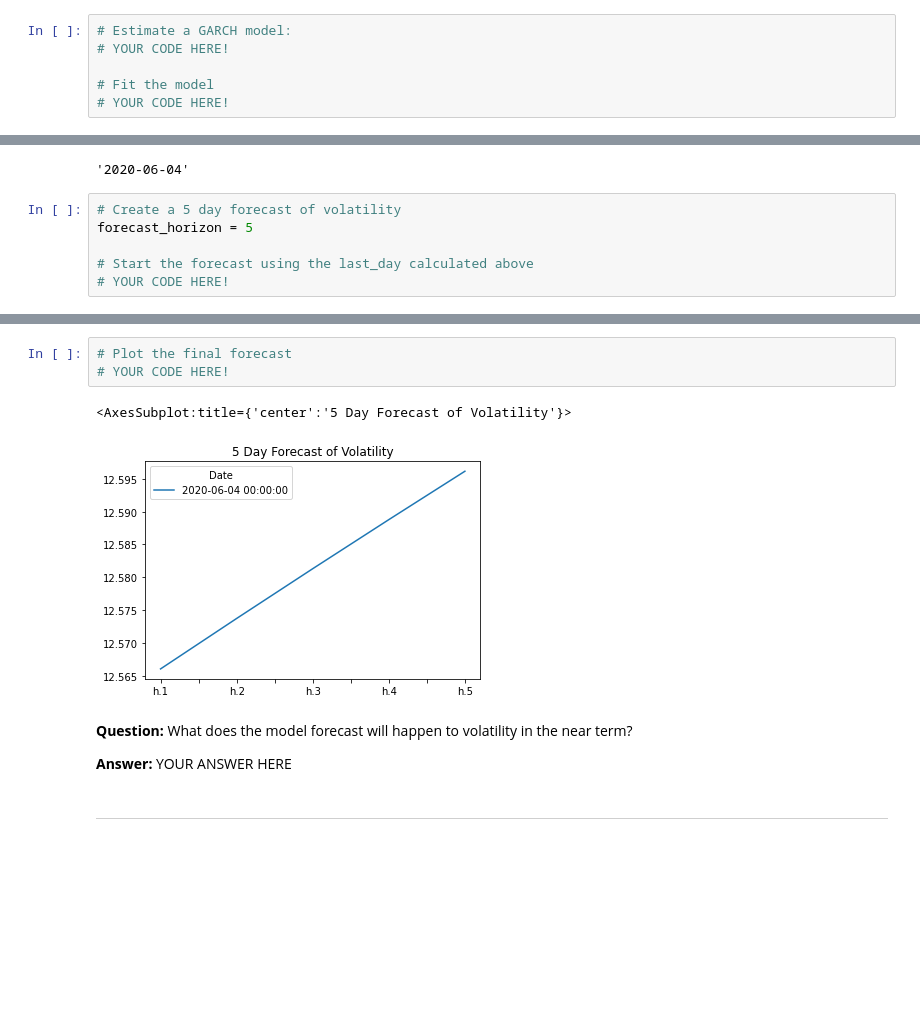
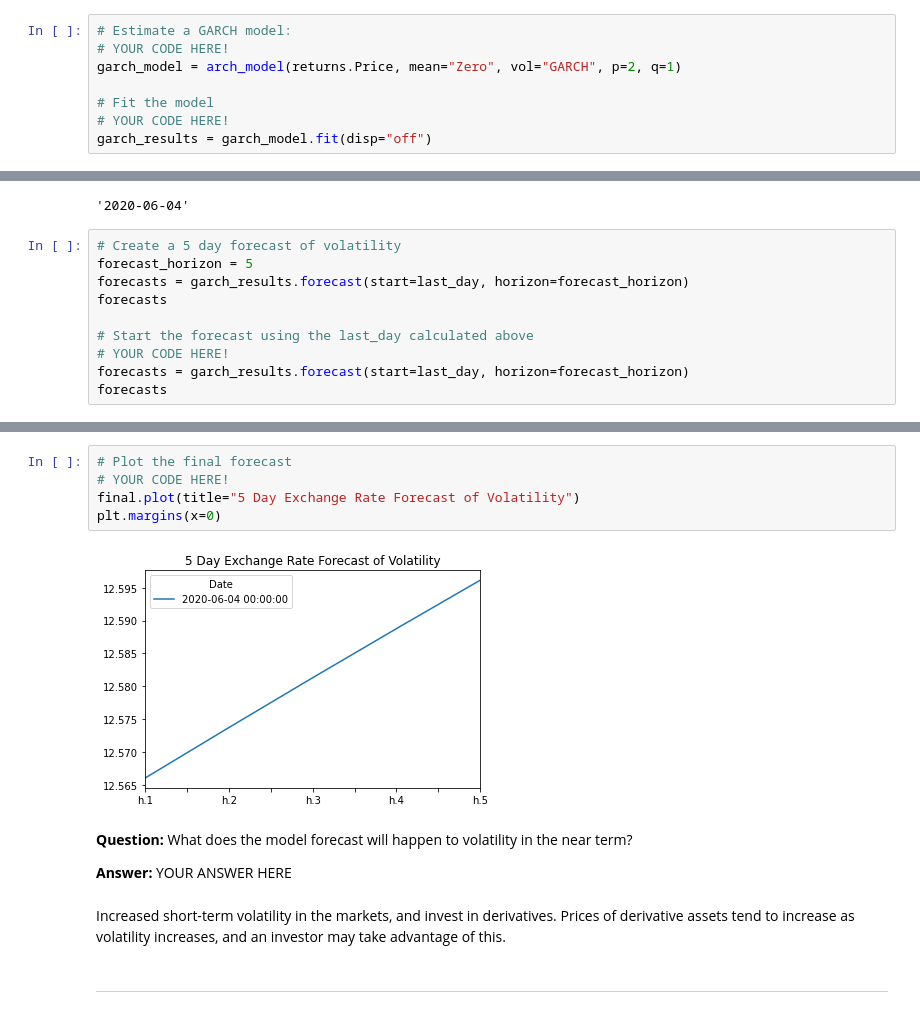
Before and after one commit to amu4261652/Unit-10-A-Yen-for-the-Future, a Jupyter notebook: time_series_analysis.ipynb, the cells around one changed output, grey strips where cells are left out. Cells and saved outputs as stored; diff of their text form; blank space fills up the shorter version.

```diff
--- a/time_series_analysis.ipynb
+++ b/time_series_analysis.ipynb
@@ -227,6 +337,8 @@ import arch as arch
 # %%
 # Estimate a GARCH model:
 # YOUR CODE HERE!
+garch_model = arch_model(returns.Price, mean="Zero", vol="GARCH", p=2, q=1)
 
 # Fit the model
 # YOUR CODE HERE!
+garch_results = garch_model.fit(disp="off")
@@ -280,6 +374,10 @@ last_day
 # %%
 # Create a 5 day forecast of volatility
 forecast_horizon = 5
+forecasts = garch_results.forecast(start=last_day, horizon=forecast_horizon)
+forecasts
 
 # Start the forecast using the last_day calculated above
 # YOUR CODE HERE!
+forecasts = garch_results.forecast(start=last_day, horizon=forecast_horizon)
+forecasts
@@ -305,13 +405,16 @@ final.head()
 # %%
 # Plot the final forecast
 # YOUR CODE HERE!
+final.plot(title="5 Day Exchange Rate Forecast of Volatility")
+plt.margins(x=0)
 # %% [output]
-<AxesSubplot:title={'center':'5 Day Forecast of Volatility'}>
-[figure, old version]
+[figure, new version]
 # %% [markdown]
 **Question:** What does the model forecast will happen to volatility in the near term?
 
 **Answer:** YOUR ANSWER HERE
+# %% [markdown]
+Increased short-term volatility in the markets, and invest in derivatives. Prices of derivative assets tend to increase as volatility increases, and an investor may take advantage of this.
 # %% [markdown]
 ---
 # %% [markdown]
```
Also changed, not shown: parts of 26 cells of this notebook.
